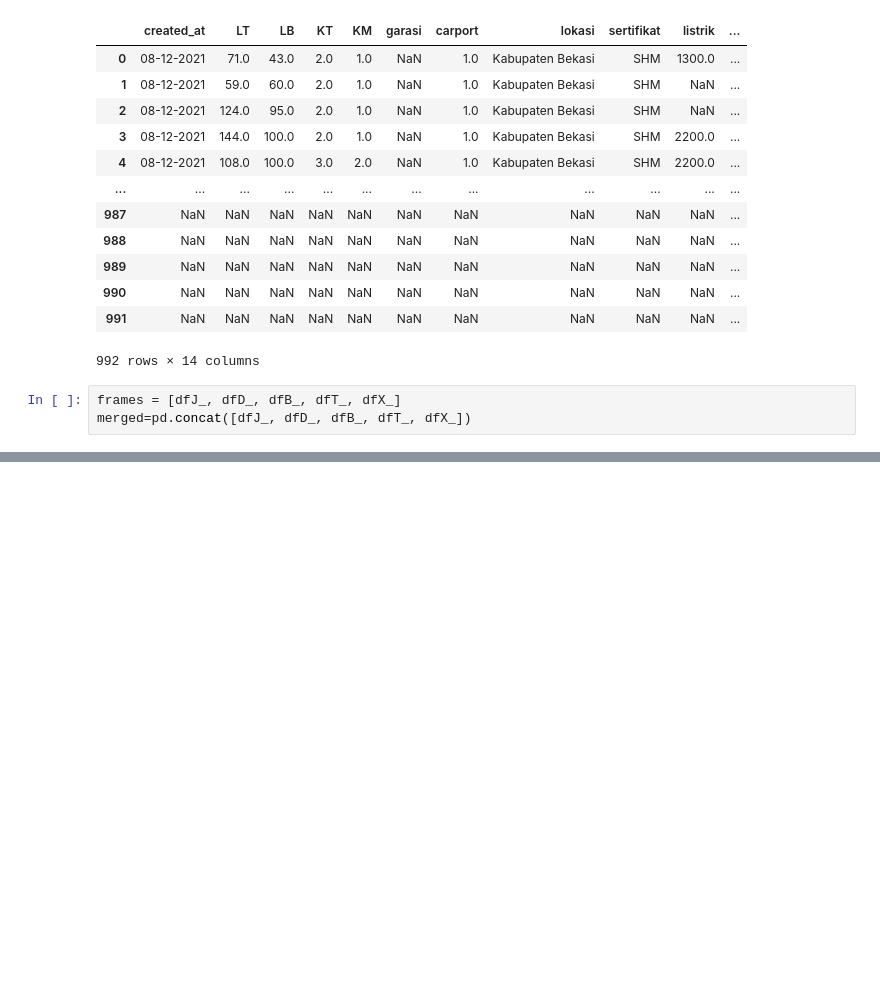
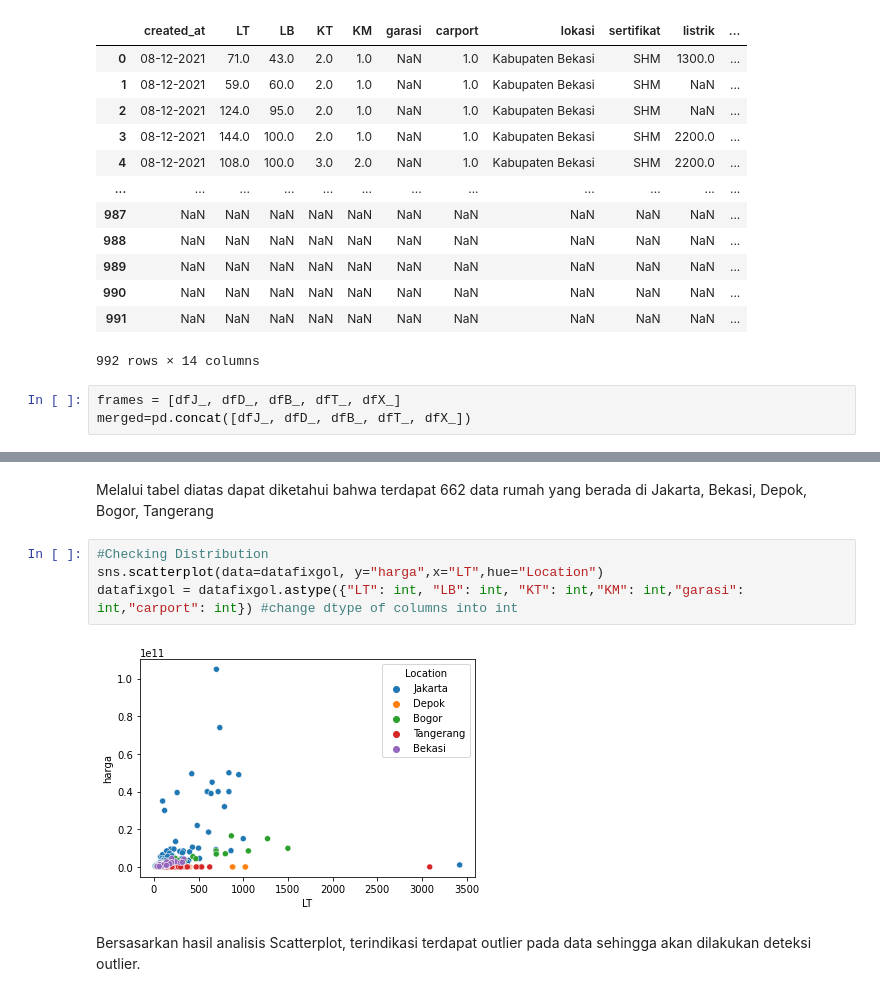
Before and after one commit to jamesgunadi24/Case-Study-01-Data-Mining---EDA---Ganjil-2022-Kelompok-L, a Jupyter notebook: Datamining_Case_Study_Group_L.ipynb, the cells around one changed output, grey strips where cells are left out. Cells and saved outputs as stored; diff of their text form; blank space fills up the shorter version.

```diff
--- a/Datamining_Case_Study_Group_L.ipynb
+++ b/Datamining_Case_Study_Group_L.ipynb
@@ -114,0 +110,10 @@ files.download('fixgol.csv')
+# %% [markdown]
+Melalui tabel diatas dapat diketahui bahwa terdapat 662 data rumah yang berada di Jakarta, Bekasi, Depok, Bogor, Tangerang
+# %%
+#Checking Distribution
+sns.scatterplot(data=datafixgol, y="harga",x="LT",hue="Location")
+datafixgol = datafixgol.astype({"LT": int, "LB": int, "KT": int,"KM": int,"garasi": int,"carport": int}) #change dtype of columns into int
+# %% [output]
+[figure, added]
+# %% [markdown]
+Bersasarkan hasil analisis Scatterplot, terindikasi terdapat outlier pada data sehingga akan dilakukan deteksi outlier.
```
Also changed, not shown: parts of 13 cells of this notebook.
